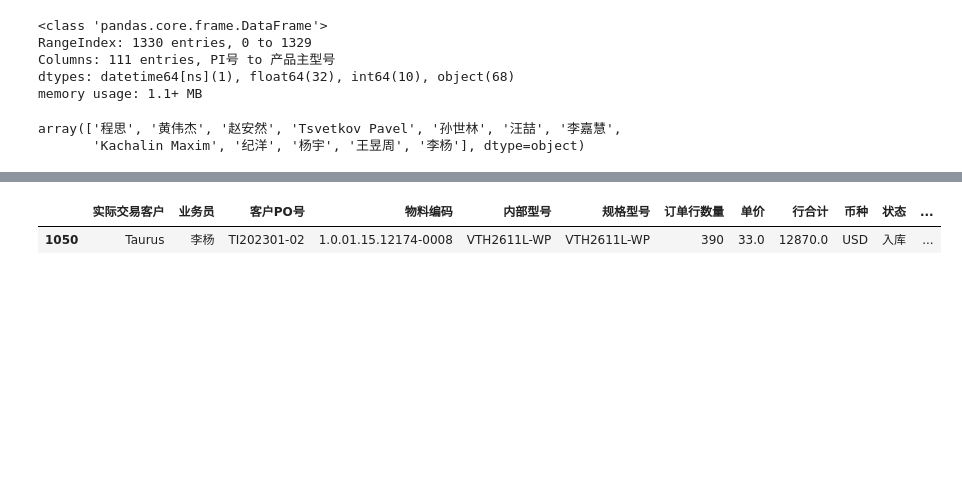
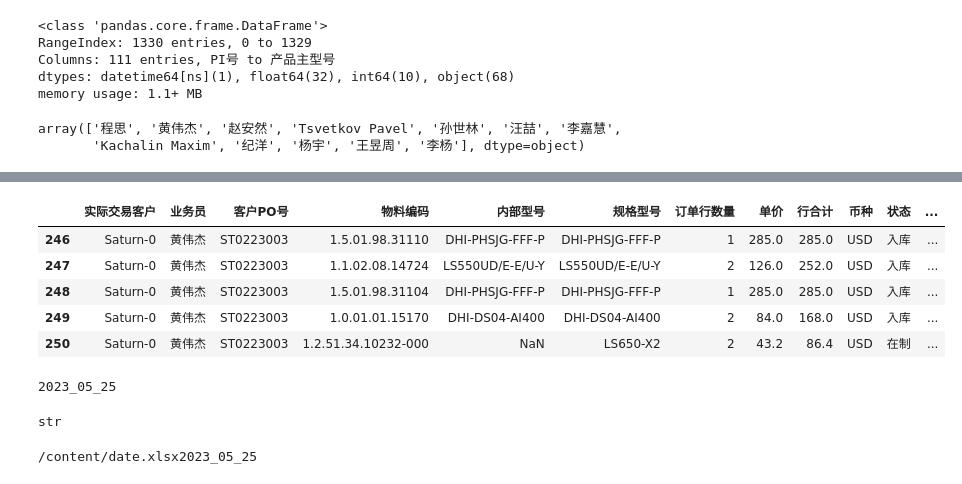
Before and after one commit to Chao-coder/Dahua, a Jupyter notebook: 遗留处理/遗留表处理.ipynb, the cells around one changed output, grey strips where cells are left out. Saved outputs shown, nothing was run; the diff lists cells and outputs as text; code cells hidden in the pictures; blank space fills up the shorter version.

```diff
--- a/遗留处理/遗留表处理.ipynb
+++ b/遗留处理/遗留表处理.ipynb
@@ -77,8 +88,29 @@ KM = df[df['业务员']=='Kachalin Maxim']
 王昱周 = df[df['业务员']=='王昱周']
 李杨 = df[df['业务员']=='李杨']
 # %%
-李杨.head()
+黄伟杰.head()
 # %% [output]
 |  | 实际交易客户 | 业务员 | 客户PO号 | 物料编码 | 内部型号 | 规格型号 | 订单行数量 | 单价 | 行合计 | 币种 | 状态 | ... |
-| 1050 | Taurus | 李杨 | TI202301-02 | 1.0.01.15.12174-0008 | VTH2611L-WP | VTH2611L-WP | 390 | 33.0 | 12870.0 | USD | 入库 | ... |
+| 246 | Saturn-0 | 黄伟杰 | ST0223003 | 1.5.01.98.31110 | DHI-PHSJG-FFF-P | DHI-PHSJG-FFF-P | 1 | 285.0 | 285.0 | USD | 入库 | ... |
+| 247 | Saturn-0 | 黄伟杰 | ST0223003 | 1.1.02.08.14724 | LS550UD/E-E/U-Y | LS550UD/E-E/U-Y | 2 | 126.0 | 252.0 | USD | 入库 | ... |
+| 248 | Saturn-0 | 黄伟杰 | ST0223003 | 1.5.01.98.31104 | DHI-PHSJG-FFF-P | DHI-PHSJG-FFF-P | 1 | 285.0 | 285.0 | USD | 入库 | ... |
+| 249 | Saturn-0 | 黄伟杰 | ST0223003 | 1.0.01.01.15170 | DHI-DS04-AI400 | DHI-DS04-AI400 | 2 | 84.0 | 168.0 | USD | 入库 | ... |
+| 250 | Saturn-0 | 黄伟杰 | ST0223003 | 1.2.51.34.10232-000 | NaN | LS650-X2 | 2 | 43.2 | 86.4 | USD | 在制 | ... |
+# %%
+import time
+date = time.strftime('%Y_%m_%d',time.localtime())
+print(date)
+type(date)
+# %% [output]
+2023_05_25
+str
+# %%
+# 存储路径及文件名
+
+filename = "date.xlsx"
+directory = "/content/"
+file_savepath = directory + filename + date
+print(file_savepath)
+# %% [output]
+/content/date.xlsx2023_05_25
 # %%
```
Also changed, not shown: parts of 3 cells of this notebook.
